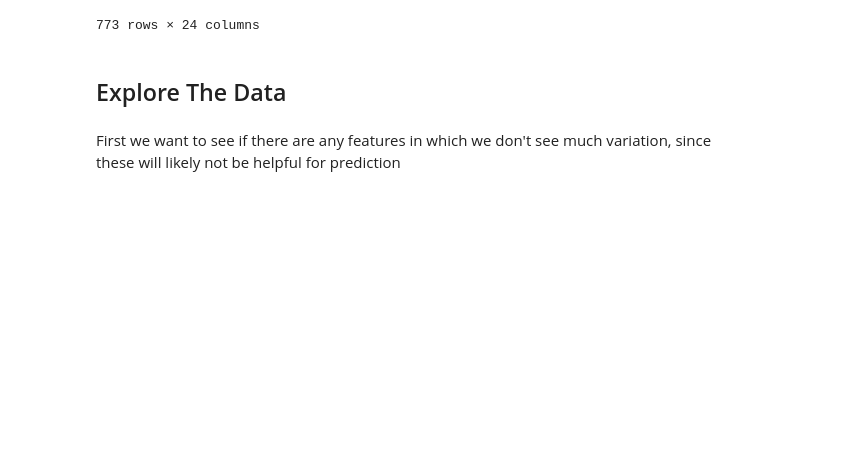
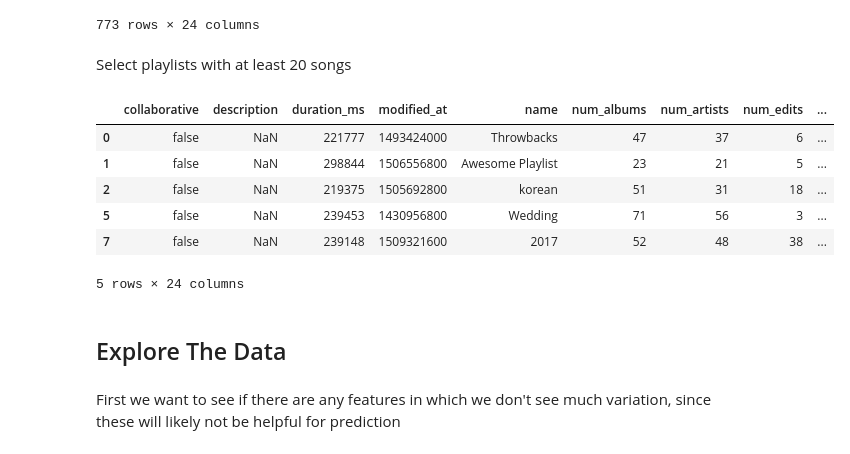
Before and after one commit to Mxie8/CS109Group19, a Jupyter notebook: EDAMaddy.ipynb, the cells around one changed output. Cells and saved outputs as stored; diff of their text form; code cells hidden in the pictures; blank space fills up the shorter version.

```diff
--- a/EDAMaddy.ipynb
+++ b/EDAMaddy.ipynb
@@ -20,5 +27,17 @@ pp = pprint.PrettyPrinter(indent=4)
 ## Building the Data Set
 # %% [markdown]
 Create a function that allows us to get audio features for every song in a playlist using the Spotify API
+# %%
+def get_token():
+    cred = config.api_key
+    byte =  cred.encode("utf-8")
+    # b64Val = base64.b64encode(byte)
+    b64 = base64.urlsafe_b64encode(cred.encode()).decode()
+    auth = {'Authorization': 'Basic ' + b64}
+    payload = {"grant_type": "client_credentials"}
+    response = requests.post("https://accounts.spotify.com/api/token",
+        data=payload, headers=auth)
+    return response.json()['access_token']
+token = get_token()
 # %%
 base_url = "https://api.spotify.com/v1"
@@ -164,6 +181,19 @@ clean_data
 | 996 | false | NaN | 217603 | 1479254400 | Daze | 17 | 15 | 13 | ... |
 | 999 | false | NaN | 206041 | 1507766400 | thinking of you | 43 | 37 | 34 | ... |
 773 rows × 24 columns
+# %% [markdown]
+Select playlists with at least 20 songs
+# %%
+big_data = clean_data[clean_data["num_tracks"] > 20]
+big_data.head()
+# %% [output]
+|  | collaborative | description | duration_ms | modified_at | name | num_albums | num_artists | num_edits | ... |
+| 0 | false | NaN | 221777 | 1493424000 | Throwbacks | 47 | 37 | 6 | ... |
+| 1 | false | NaN | 298844 | 1506556800 | Awesome Playlist | 23 | 21 | 5 | ... |
+| 2 | false | NaN | 219375 | 1505692800 | korean | 51 | 31 | 18 | ... |
+| 5 | false | NaN | 239453 | 1430956800 | Wedding | 71 | 56 | 3 | ... |
+| 7 | false | NaN | 239148 | 1509321600 | 2017 | 52 | 48 | 38 | ... |
+5 rows × 24 columns
 # %% [markdown]
 ## Explore The Data
 # %% [markdown]
```
Also changed, not shown: parts of 5 cells of this notebook, 1 other file.
